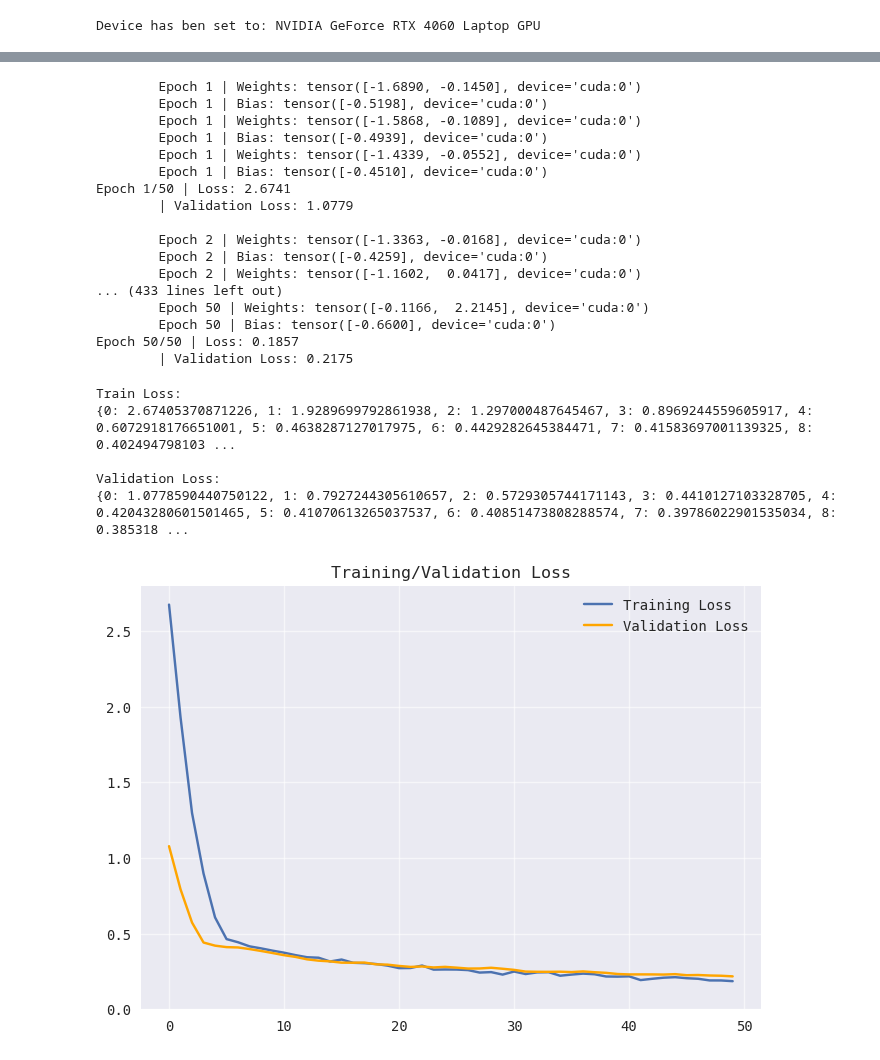
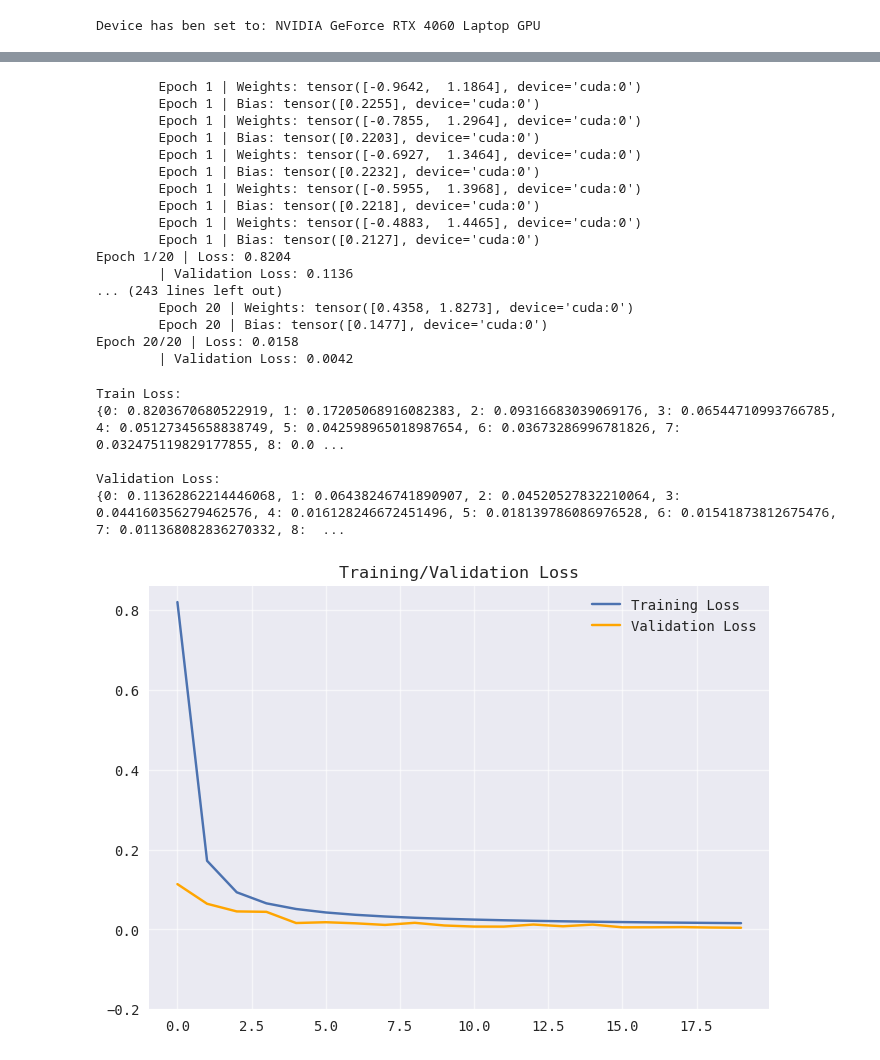
Before and after one commit to abhans/torchbygnd, a Jupyter notebook: test.ipynb, the cells around one changed output, grey strips where cells are left out. Cells and saved outputs as stored; diff of their text form; code cells hidden in the pictures.

```diff
--- a/test.ipynb
+++ b/test.ipynb
@@ -27,7 +28,7 @@ plt.rcParams["font.family"] = "monospace"
 DEVICE = torch.device("cuda" if torch.cuda.is_available() else "cpu")
 DTYPE = torch.float32
 BATCH_SIZE = 32
-NUM_EPOCHS = 50
+NUM_EPOCHS = 20
 SIZE = 100
 GENERATOR = torch.Generator().manual_seed(42)
 
@@ -49,2 +38,4 @@ y = X @ W + b
+# %%
+X, y = clusters(SIZE, std_0 = 1.3, std_1 = 1.6, generator=GENERATOR);
 # %%
 print("Generated X:", X, "\nGenerated y:", y, sep='\n')
@@ -131,6 +71,6 @@ plt.show();
 # %%
 Model = LogisticRegression(in_dims=2).to(DEVICE)
 # %%
-Data = TensorDataset(X, yb)
+Data = TensorDataset(X, y)
 Data.tensors
 # %% [output]
@@ -168,49 +108,49 @@ trainer = Trainer(
 # %%
 train_loss, val_loss = trainer.train(num_epochs=NUM_EPOCHS)
 # %% [output]
-        Epoch 1 | Weights: tensor([-1.6890, -0.1450], device='cuda:0')
-        Epoch 1 | Bias: tensor([-0.5198], device='cuda:0')
-        Epoch 1 | Weights: tensor([-1.5868, -0.1089], device='cuda:0')
-        Epoch 1 | Bias: tensor([-0.4939], device='cuda:0')
-        Epoch 1 | Weights: tensor([-1.4339, -0.0552], device='cuda:0')
-        Epoch 1 | Bias: tensor([-0.4510], device='cuda:0')
-Epoch 1/50 | Loss: 2.6741
-        | Validation Loss: 1.0779
-
-        Epoch 2 | Weights: tensor([-1.3363, -0.0168], device='cuda:0')
-        Epoch 2 | Bias: tensor([-0.4259], device='cuda:0')
-        Epoch 2 | Weights: tensor([-1.1602,  0.0417], device='cuda:0')
-... (433 lines left out)
-        Epoch 50 | Weights: tensor([-0.1166,  2.2145], device='cuda:0')
-        Epoch 50 | Bias: tensor([-0.6600], device='cuda:0')
-Epoch 50/50 | Loss: 0.1857
-        | Validation Loss: 0.2175
+        Epoch 1 | Weights: tensor([-0.9642,  1.1864], device='cuda:0')
+        Epoch 1 | Bias: tensor([0.2255], device='cuda:0')
+        Epoch 1 | Weights: tensor([-0.7855,  1.2964], device='cuda:0')
+        Epoch 1 | Bias: tensor([0.2203], device='cuda:0')
+        Epoch 1 | Weights: tensor([-0.6927,  1.3464], device='cuda:0')
+        Epoch 1 | Bias: tensor([0.2232], device='cuda:0')
+        Epoch 1 | Weights: tensor([-0.5955,  1.3968], device='cuda:0')
+        Epoch 1 | Bias: tensor([0.2218], device='cuda:0')
+        Epoch 1 | Weights: tensor([-0.4883,  1.4465], device='cuda:0')
+        Epoch 1 | Bias: tensor([0.2127], device='cuda:0')
+Epoch 1/20 | Loss: 0.8204
+        | Validation Loss: 0.1136
+... (243 lines left out)
+        Epoch 20 | Weights: tensor([0.4358, 1.8273], device='cuda:0')
+        Epoch 20 | Bias: tensor([0.1477], device='cuda:0')
+Epoch 20/20 | Loss: 0.0158
+        | Validation Loss: 0.0042
 # %%
 print("Train Loss:", train_loss, "\nValidation Loss:", val_loss, sep='\n')
 # %% [output]
 Train Loss:
-{0: 2.67405370871226, 1: 1.9289699792861938, 2: 1.297000487645467, 3: 0.8969244559605917, 4: 0.6072918176651001, 5: 0.4638287127017975, 6: 0.4429282645384471, 7: 0.41583697001139325, 8: 0.402494798103 ...
+{0: 0.8203670680522919, 1: 0.17205068916082383, 2: 0.09316683039069176, 3: 0.06544710993766785, 4: 0.05127345658838749, 5: 0.042598965018987654, 6: 0.03673286996781826, 7: 0.032475119829177855, 8: 0.0 ...
 
 Validation Loss:
-{0: 1.0778590440750122, 1: 0.7927244305610657, 2: 0.5729305744171143, 3: 0.4410127103328705, 4: 0.42043280601501465, 5: 0.41070613265037537, 6: 0.40851473808288574, 7: 0.39786022901535034, 8: 0.385318 ...
+{0: 0.11362862214446068, 1: 0.06438246741890907, 2: 0.04520527832210064, 3: 0.044160356279462576, 4: 0.016128246672451496, 5: 0.018139786086976528, 6: 0.01541873812675476, 7: 0.011368082836270332, 8:  ...
 # %%
 plt.plot(
     train_loss.keys(),
     train_loss.values(),
     label="Training Loss"
 );
 plt.plot(
     val_loss.keys(),
     val_loss.values(),
     color="orange",
     label="Validation Loss"
 );
-plt.ylim(bottom=0)
+plt.ylim(bottom=-.2)
 plt.grid(True, alpha = .6);
 plt.title("Training/Validation Loss");
 plt.legend(loc='best');
 plt.show()
 # %% [output]
-[figure, old version]
+[figure, new version]
 # %%
 print(f"Predicted Model Parameters:", "Weights: {}".format(Model.w), "Bias: {}".format(Model.b), sep="\n")
```
Also changed, not shown: parts of 15 cells of this notebook, 1 other file.
